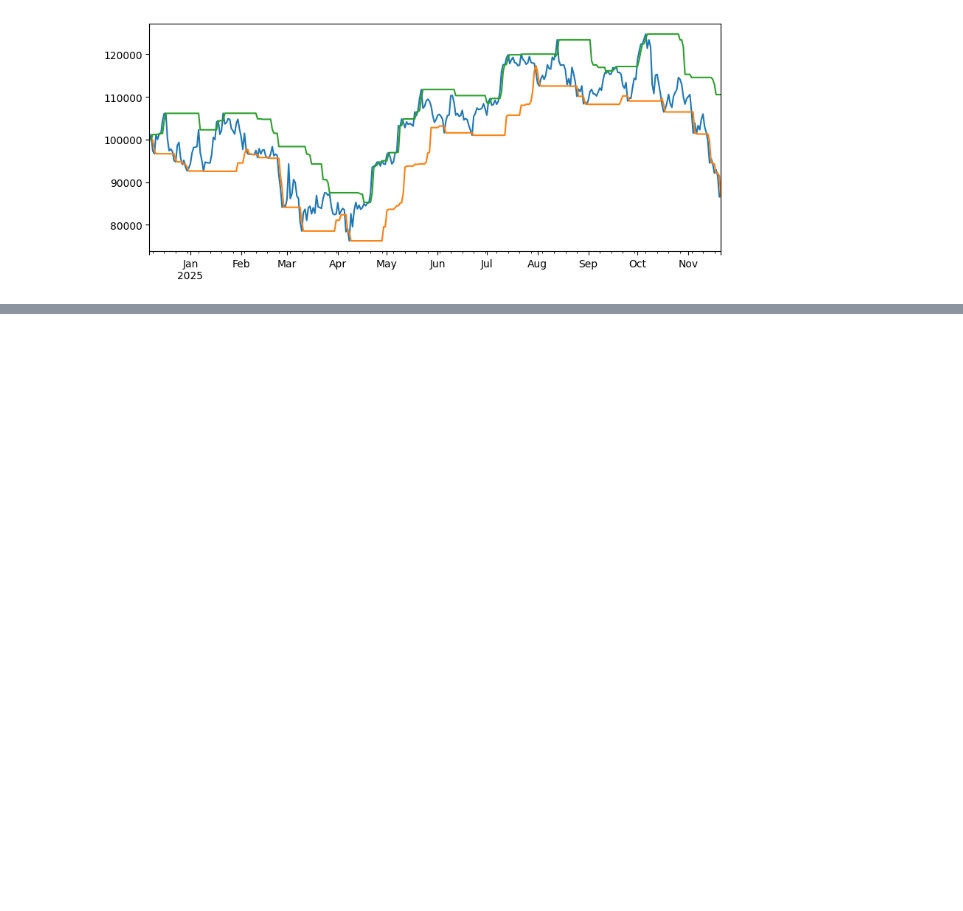
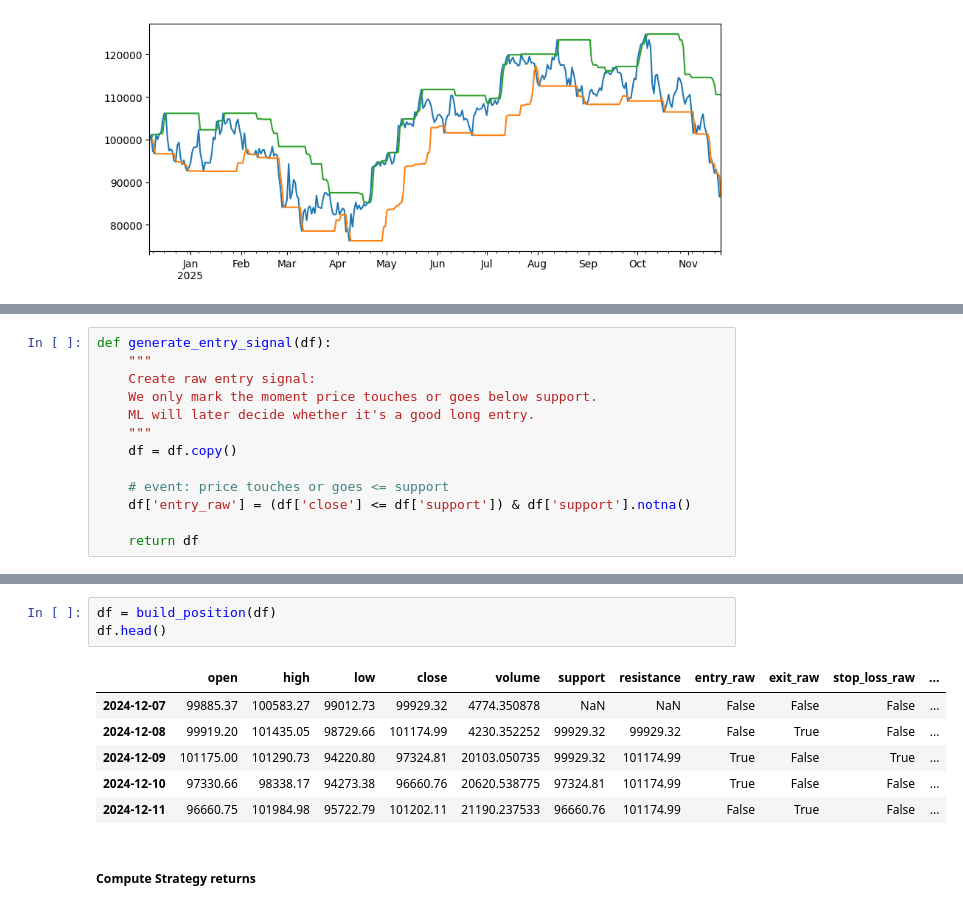
Before and after one commit to tech-ml-quant-luv/Machine-Learning-Engineer-in-Quant, a Jupyter notebook: Machine_learning_projects/Fakeout_strategy/preparing_the_strategy.ipynb, the cells around one changed output, grey strips where cells are left out. Drawn from its saved outputs; the diff is of its cells as text; blank space fills up the shorter version.

```diff
--- a/Machine_learning_projects/Fakeout_strategy/preparing_the_strategy.ipynb
+++ b/Machine_learning_projects/Fakeout_strategy/preparing_the_strategy.ipynb
@@ -59,0 +62,13 @@ plt.show()
+# %%
+def generate_entry_signal(df):
+    """
+    Create raw entry signal:
+    We only mark the moment price touches or goes below support.
+    ML will later decide whether it's a good long entry.
+    """
+    df = df.copy()
+
+    # event: price touches or goes <= support
+    df['entry_raw'] = (df['close'] <= df['support']) & df['support'].notna()
+
+    return df
@@ -59,0 +169,12 @@ plt.show()
+# %%
+df = build_position(df)
+df.head()
+# %% [output]
+|  | open | high | low | close | volume | support | resistance | entry_raw | exit_raw | stop_loss_raw | ... |
+| 2024-12-07 | 99885.37 | 100583.27 | 99012.73 | 99929.32 | 4774.350878 | NaN | NaN | False | False | False | ... |
+| 2024-12-08 | 99919.20 | 101435.05 | 98729.66 | 101174.99 | 4230.352252 | 99929.32 | 99929.32 | False | True | False | ... |
+| 2024-12-09 | 101175.00 | 101290.73 | 94220.80 | 97324.81 | 20103.050735 | 99929.32 | 101174.99 | True | False | True | ... |
+| 2024-12-10 | 97330.66 | 98338.17 | 94273.38 | 96660.76 | 20620.538775 | 97324.81 | 101174.99 | True | False | False | ... |
+| 2024-12-11 | 96660.75 | 101984.98 | 95722.79 | 101202.11 | 21190.237533 | 96660.76 | 101174.99 | False | True | False | ... |
+# %% [markdown]
+##### Compute Strategy returns
```
Also changed, not shown: parts of 13 cells of this notebook.
